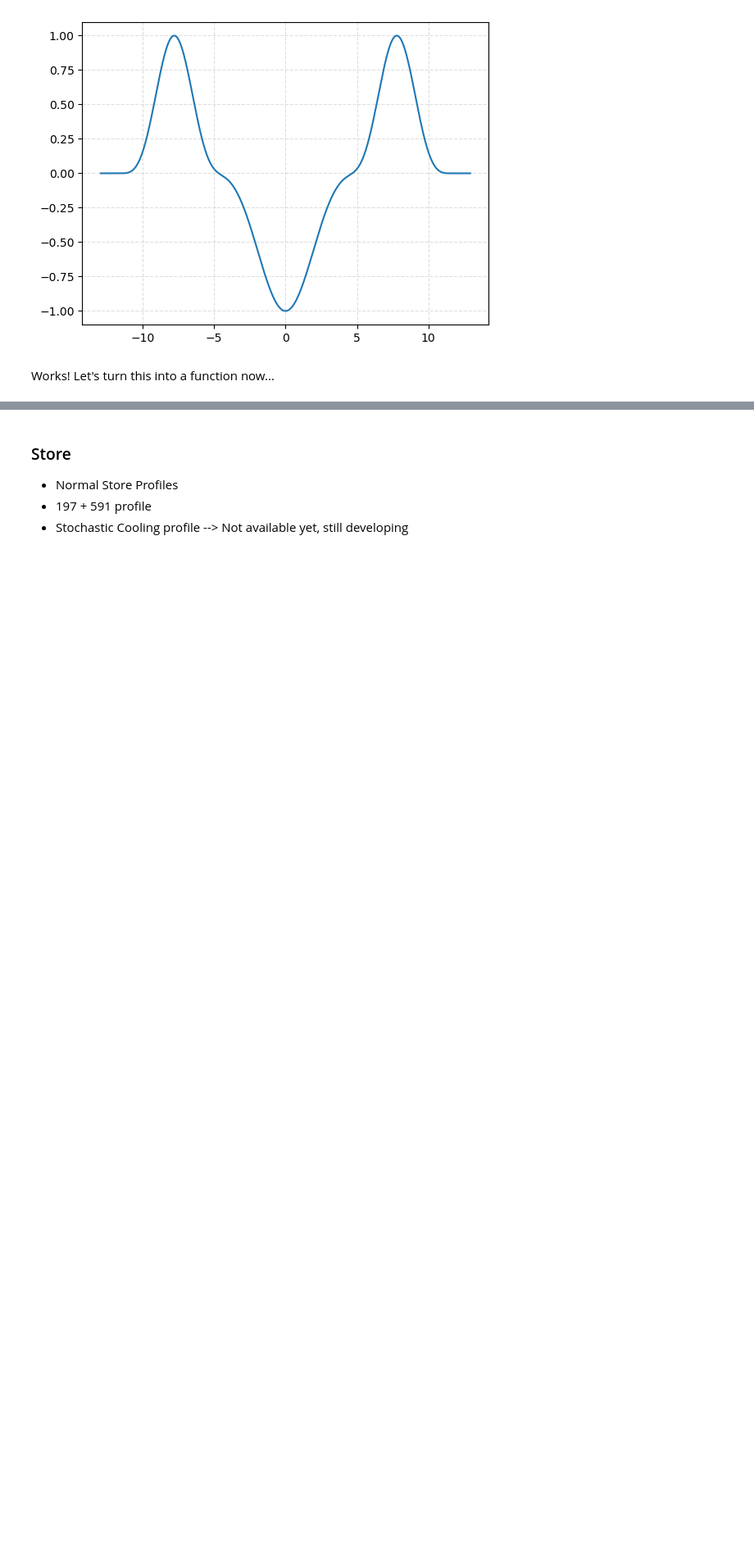
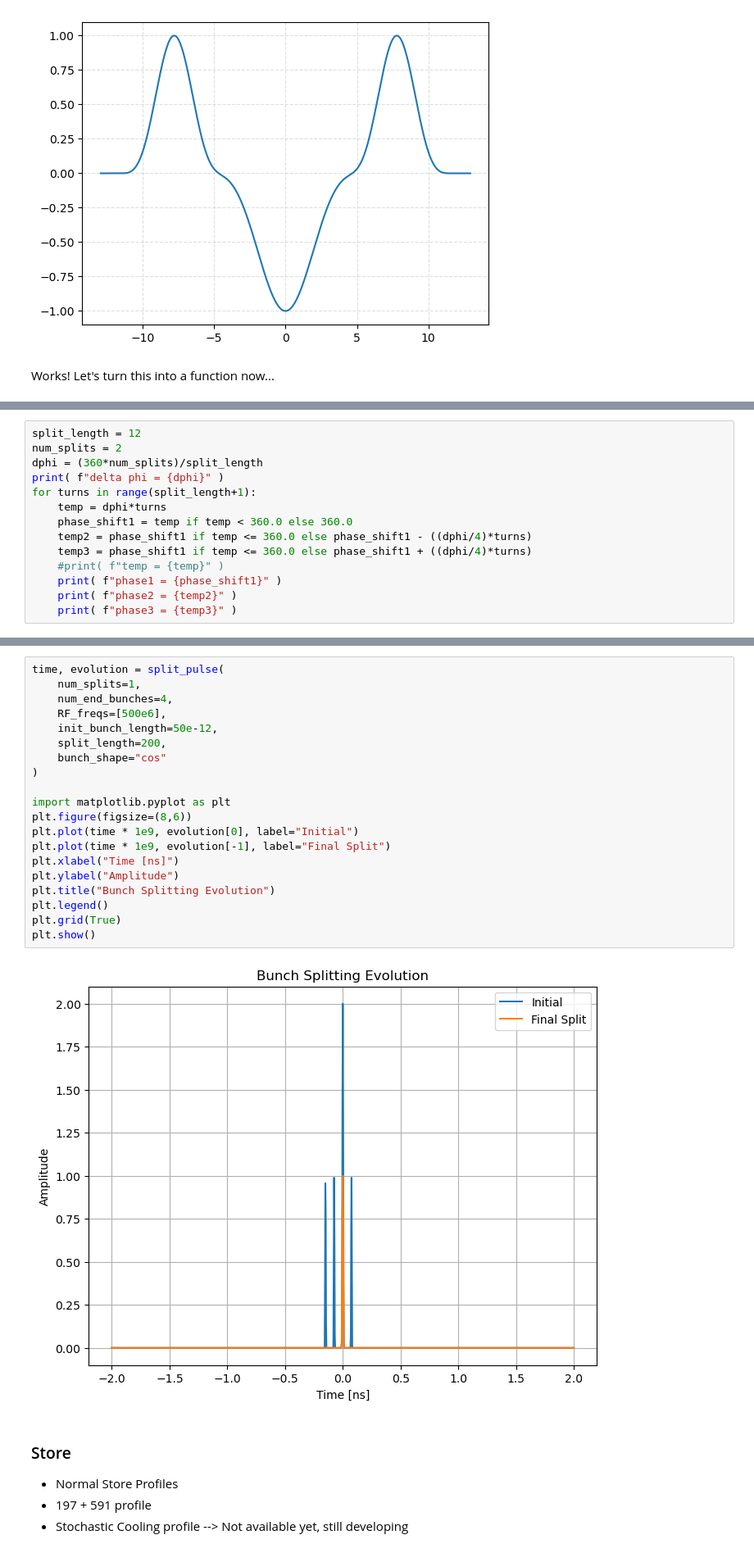
Before and after one commit to whyven/instrSimTools, a Jupyter notebook: instrSimTools/Testing_Notebook.ipynb, the cells around one changed output, grey strips where cells are left out. Shown at 82% size. Cells and saved outputs as stored; diff of their text form; blank space fills up the shorter version.

```diff
--- a/instrSimTools/Testing_Notebook.ipynb
+++ b/instrSimTools/Testing_Notebook.ipynb
@@ -754,0 +904,14 @@ print( split1 )
+# %%
+split_length = 12
+num_splits = 2
+dphi = (360*num_splits)/split_length
+print( f"delta phi = {dphi}" )
+for turns in range(split_length+1):
+    temp = dphi*turns
+    phase_shift1 = temp if temp < 360.0 else 360.0
+    temp2 = phase_shift1 if temp <= 360.0 else phase_shift1 - ((dphi/4)*turns)
+    temp3 = phase_shift1 if temp <= 360.0 else phase_shift1 + ((dphi/4)*turns)
+    #print( f"temp = {temp}" )
+    print( f"phase1 = {phase_shift1}" )
+    print( f"phase2 = {temp2}" )
+    print( f"phase3 = {temp3}" )
@@ -755,3 +992,25 @@ print( split1 )
+# %%
+time, evolution = split_pulse(
+    num_splits=1,
+    num_end_bunches=4,
+    RF_freqs=[500e6],
+    init_bunch_length=50e-12,
+    split_length=200,
+    bunch_shape="cos"
+)
+
+import matplotlib.pyplot as plt
+plt.figure(figsize=(8,6))
+plt.plot(time * 1e9, evolution[0], label="Initial")
+plt.plot(time * 1e9, evolution[-1], label="Final Split")
+plt.xlabel("Time [ns]")
+plt.ylabel("Amplitude")
+plt.title("Bunch Splitting Evolution")
+plt.legend()
+plt.grid(True)
+plt.show()
+# %% [output]
+[figure, added]
 # %% [markdown]
 ### Store
 - Normal Store Profiles
```
Also changed, not shown: parts of 25 cells of this notebook, 1 other file.
